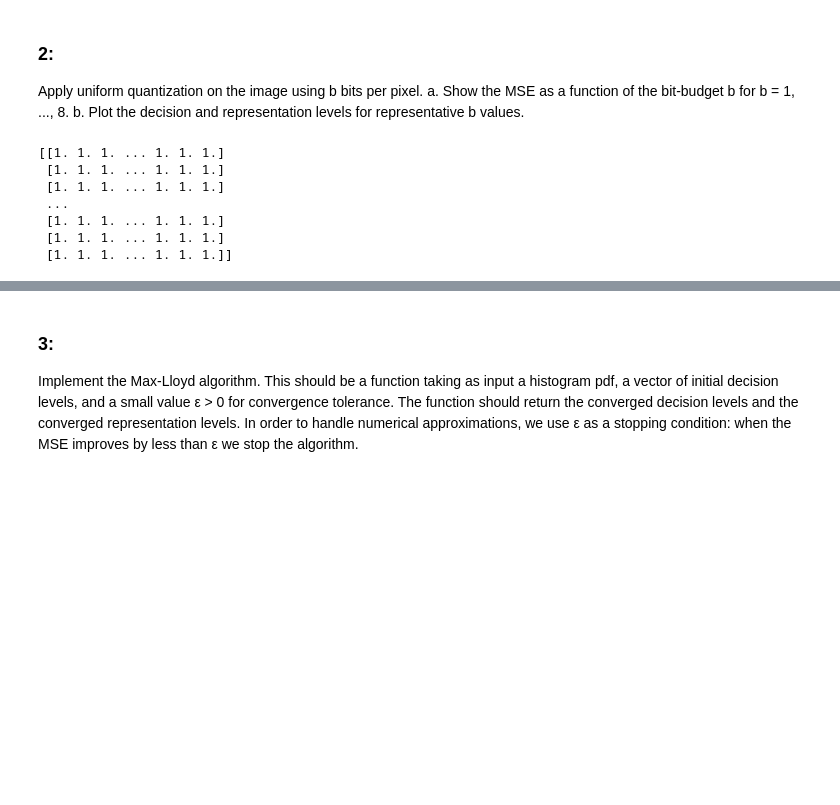
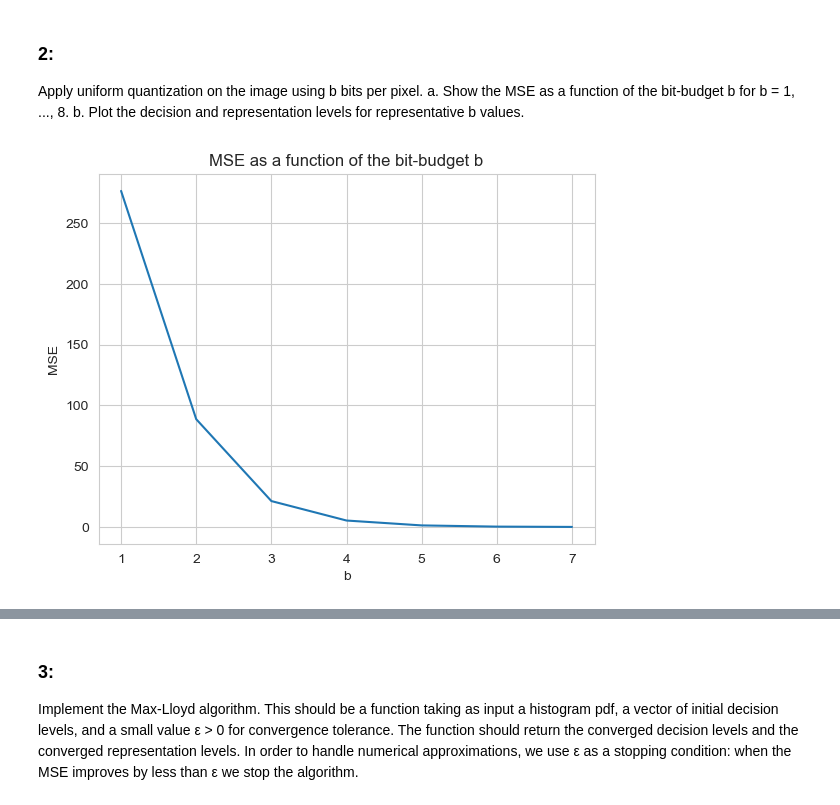
Before and after one commit to LIOR-YAACOV/IntroToDataProcessingAndRepresentation-cs236201-HW1, a Jupyter notebook: HW1.ipynb, the cells around one changed output, grey strips where cells are left out. Drawn from its saved outputs; the diff is of its cells as text; code cells hidden in the pictures; blank space fills up the shorter version.

```diff
--- a/HW1.ipynb
+++ b/HW1.ipynb
@@ -16,6 +16,7 @@ import numpy as np
 og_image = Image.open("./Drillocato.jpg")
 gray_image = ImageOps.grayscale(og_image)
 gray_image = gray_image.resize((300,300))
+gray_image_arr = np.reshape(gray_image, gray_image.size[0] * gray_image.size[1])
 display(gray_image)
 # %% [output]
 [figure]
@@ -43,20 +44,31 @@ We can see that the histogram does not represents a uniform distribution.
  Apply uniform quantization on the image using b bits per pixel.
     a. Show the MSE as a function of the bit-budget b for b = 1, ..., 8.
     b. Plot the decision and representation levels for representative b values.
-# %%
-def uniform_quntizer(image, bit):
-    delta = (image.max() - image.min())/(2**b)
-    quantized_array = gray_image_array.min() + (np.floor((gray_image_array - gray_image_array.min())/delta)+0.5)*delta
-    return quantized_array
-
-uni_quantizer = np.vectorize(quntize)
-quantized_vec = uni_quantizer(gray_image)
-# print(quantized_vec)
-# %% [output]
-[[1. 1. 1. ... 1. 1. 1.]
- [1. 1. 1. ... 1. 1. 1.]
- [1. 1. 1. ... 1. 1. 1.]
- ...
- [1. 1. 1. ... 1. 1. 1.]
- [1. 1. 1. ... 1. 1. 1.]
- [1. 1. 1. ... 1. 1. 1.]]
+# %%
+def uniform_quntizer(image_arr, bit):
+    delta = (image_arr.max() - image_arr.min())/(2**bit)
+    #Scaling
+    unbiased_quantized_array = (np.floor((image_arr - image_arr.min())/delta)+0.5)*delta
+    #biasing
+    quantized_array = unbiased_quantized_array + image_arr.min()
+    return quantized_array
+
+#Calculte the MSE
+def mse_on_grayscale():
+    mse_array = []
+    bits = range(1,9)
+    for i in bits:
+        mse_array.append(np.mean((gray_image_arr - uniform_quntizer(gray_image_arr, i+1))**2))
+    plt.plot(bits, mse_array)
+    plt.title("MSE as a function of the bit-budget b")
+    plt.xlabel("b")
+    plt.ylabel("MSE")
+# %%
+#quantized_image = uniform_quntizer(gray_image_arr, 5).reshape(gray_image.size[0],gray_image.size[1])
+#plt.imshow(quantized_image, cmap='gray')
+#plt.grid(None)
+#plt.show()
+
+mse_on_grayscale()
+# %% [output]
+[figure, added]
```
Also changed, not shown: parts of 6 cells of this notebook.
